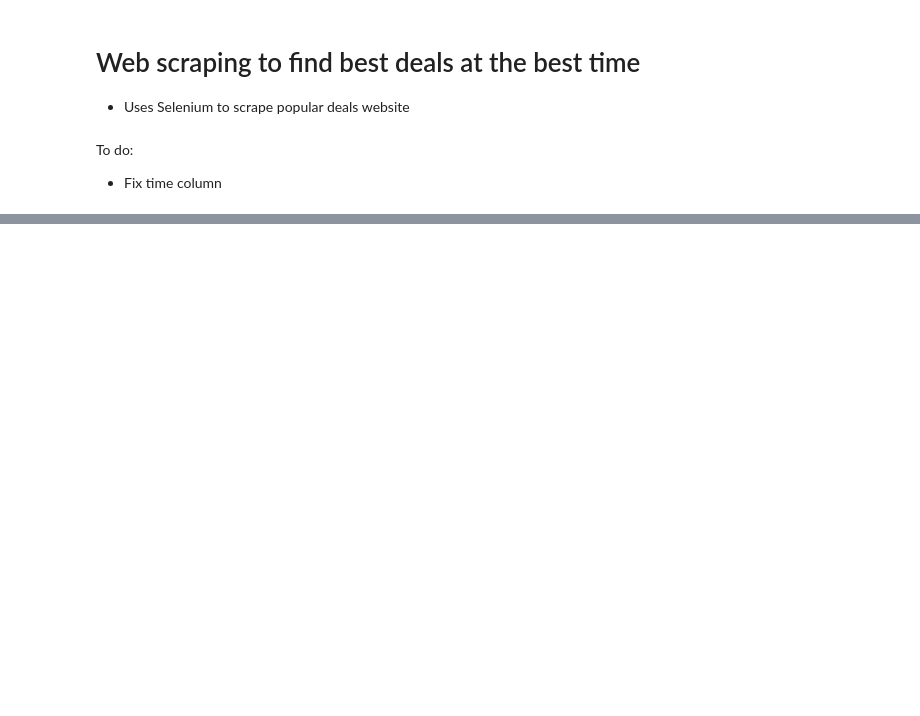
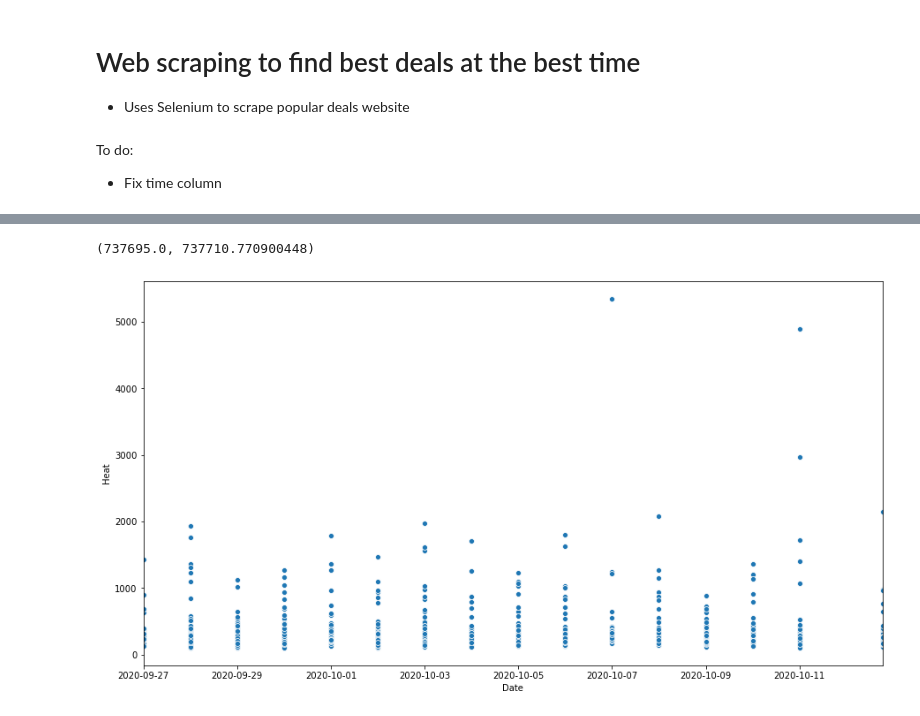
Before and after one commit to keishi27/Deal-web-scraper, a Jupyter notebook: kk_deals.ipynb, the cells around one changed output, grey strips where cells are left out. Saved outputs shown, nothing was run; the diff lists cells and outputs as text; code cells hidden in the pictures; blank space fills up the shorter version.

```diff
--- a/kk_deals.ipynb
+++ b/kk_deals.ipynb
@@ -99,0 +141,7 @@ df
+# %%
+fig, ax = plt.subplots(figsize=(15,8))
+ax = sns.scatterplot(df['Date'], df['Heat'])
+ax.set_xlim(df['Date'].min(), df['Date'].max())
+# %% [output]
+(737695.0, 737710.770900448)
+[figure, added]
```
Also changed, not shown: parts of 8 cells of this notebook.
